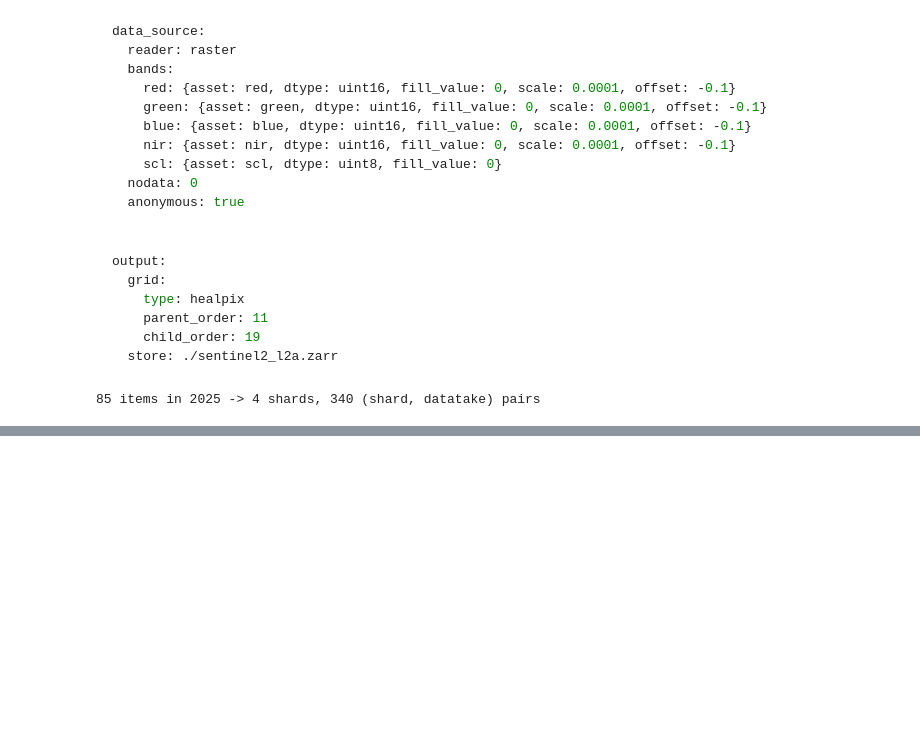
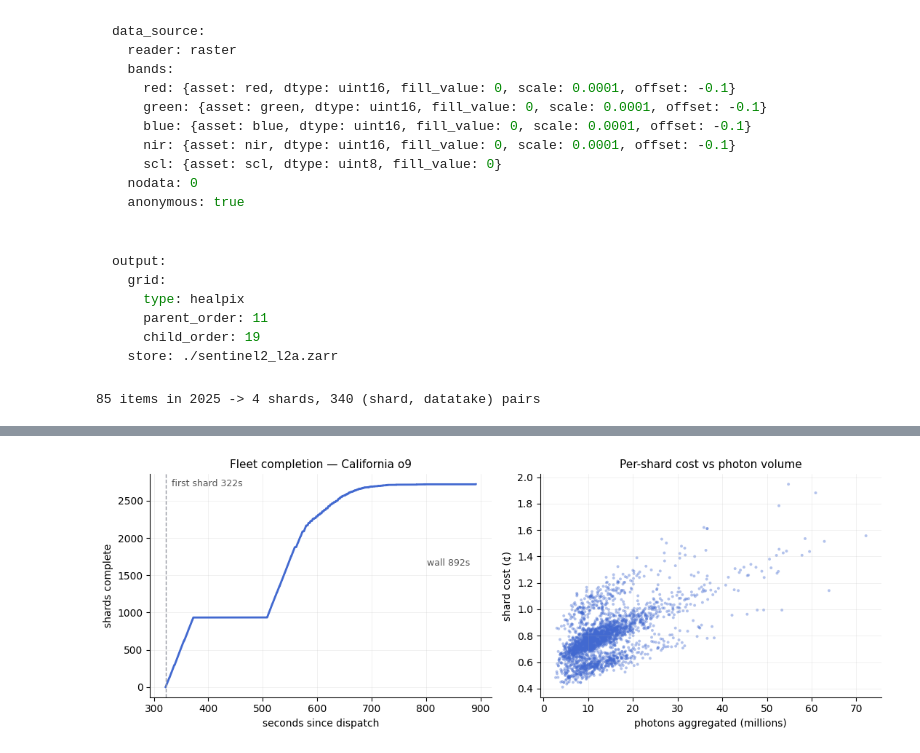
Before and after one commit to englacial/magg, a Jupyter notebook: demo/02_write.ipynb, the cells around one changed output, grey strips where cells are left out. Drawn from its saved outputs; the diff is of its cells as text; code cells hidden in the pictures; blank space fills up the shorter version.

```diff
--- a/demo/02_write.ipynb
+++ b/demo/02_write.ipynb
@@ -679,0 +617,22 @@ pd.Series(timings, name="seconds").to_frame()
+# %%
+CA_STORE = f"{STORE}/california_tdigest_o9.zarr"  # KEPT across sessions, never wiped
+
+run_ca = Run.from_config(ca_config, shardmap=ca_map, store=CA_STORE, overwrite=True)
+
+t0 = time.perf_counter()
+# max_workers: explicit pacing window (the probe clamps to the kernel's fd
+# ceiling -- vestigial for the event transport, which holds no sockets); 1800
+# sits under the ~1900 account headroom and pulls small shards into wave one
+handle_ca = run_ca.dispatch(transport="event", max_workers=1800)
+completions = []
+
+
+def _trace():
+    from tqdm.auto import tqdm
+
+    for _ in tqdm(handle_ca.as_completed(), total=len(handle_ca), desc="shards", unit="shard"):
+        completions.append(time.perf_counter() - t0)
+
+
+threading.Thread(target=_trace, name="ca-trace", daemon=True).start()
+handle_ca.status()
@@ -679,0 +718,23 @@ pd.Series(timings, name="seconds").to_frame()
+# %%
+fig, (ax1, ax2) = plt.subplots(1, 2, figsize=(11, 4))
+
+t = np.asarray(completions)
+ax1.step(t, np.arange(1, len(t) + 1), where="post", color="#4269d0", lw=2)
+ax1.axvline(t[0], color="#9498a0", lw=1, ls="--")
+ax1.annotate(f"first shard {t[0]:.0f}s", (t[0], len(t)), xytext=(6, -2), textcoords="offset points", fontsize=9, color="#555")
+ax1.annotate(f"wall {t[-1]:.0f}s", (t[-1], len(t) * 0.6), xytext=(-6, 0), textcoords="offset points", ha="right", fontsize=9, color="#555")
+ax1.set_xlabel("seconds since dispatch")
+ax1.set_ylabel("shards complete")
+ax1.set_title("Fleet completion — California o9", fontsize=11)
+
+ax2.scatter(stats.n_obs / 1e6, stats.est_cost_usd * 100, s=8, alpha=0.4, color="#4269d0", edgecolors="none")
+ax2.set_xlabel("photons aggregated (millions)")
+ax2.set_ylabel("shard cost (¢)")
+ax2.set_title("Per-shard cost vs photon volume", fontsize=11)
+
+for ax in (ax1, ax2):
+    ax.spines[["top", "right"]].set_visible(False)
+    ax.grid(alpha=0.25, lw=0.5)
+plt.tight_layout()
+# %% [output]
+[figure, added]
```
Also changed, not shown: parts of 40 cells of this notebook, 8 other files.
